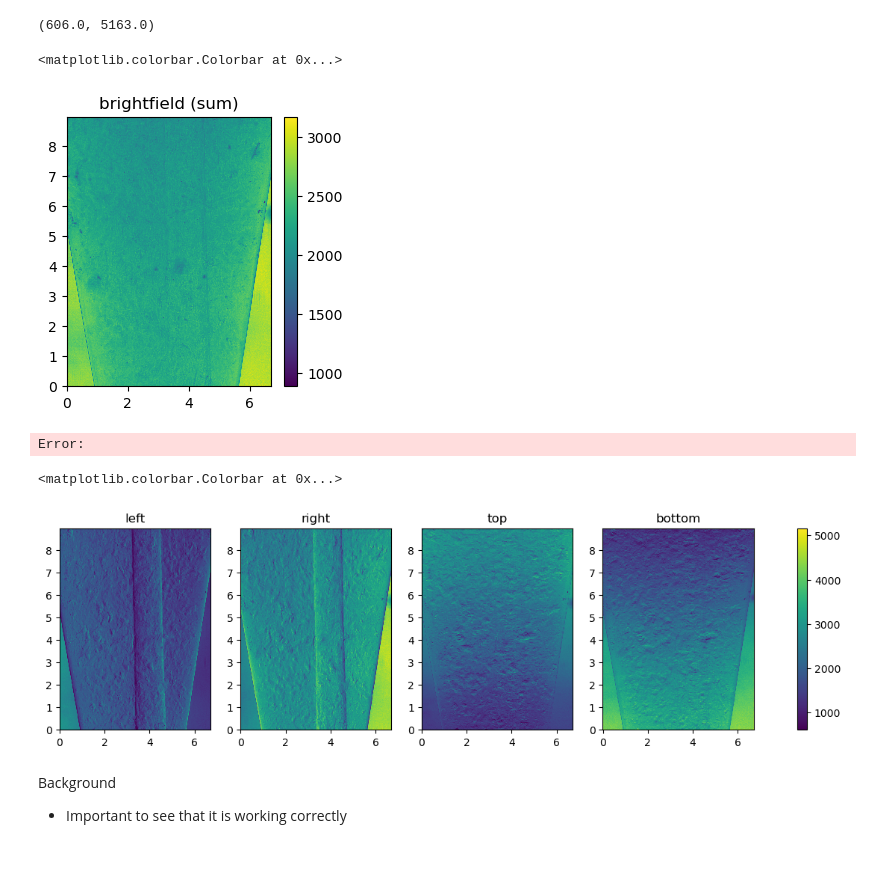
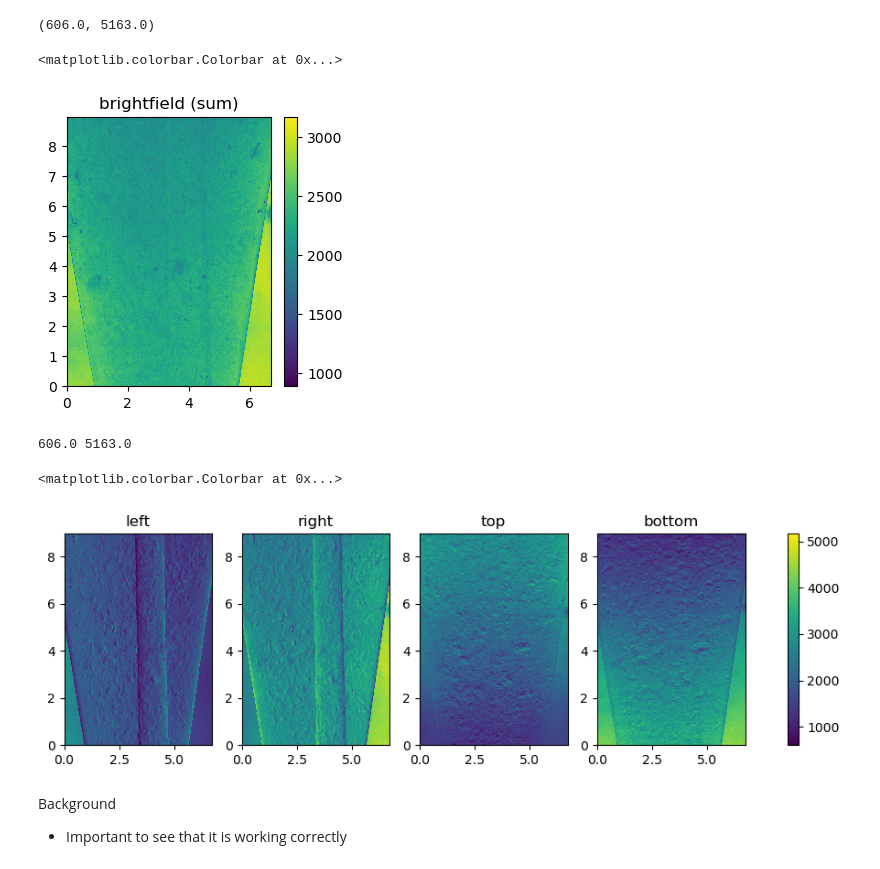
Before and after one commit to kwokkenton/optea, a Jupyter notebook: led_array/agarose_phantom_analysis.ipynb, the cells around one changed output. Cells and saved outputs as stored; diff of their text form; code cells hidden in the pictures.

```diff
--- a/led_array/agarose_phantom_analysis.ipynb
+++ b/led_array/agarose_phantom_analysis.ipynb
@@ -14,14 +14,16 @@ import cv2
 from tqdm import tqdm
 # %% [markdown]
 ## Reading in the images
+# %%
+img_dir = r'D:\MSci_Project\1_Data\2023-03-17'
 # %%
 # filepath on Predator machine
-# img_dir = r'D:\MSci_Project\1_Data\2023-03-17'
-# phantom = io.imread(img_dir + r'\2023-03-17 phase gradient phantom fullstack.tif')
+
+phantom = io.imread(img_dir + r'\2023-03-17 phase gradient phantom fullstack.tif')
 
 # filepath on mac
-img_dir = '../../OPT Shared files/1_Data/2023-03-17/'
-phantom = io.imread(img_dir + '2023-03-17 phase gradient phantom fullstack.tif')
+# img_dir = '../../OPT Shared files/1_Data/2023-03-17/'
+# phantom = io.imread(img_dir + '2023-03-17 phase gradient phantom fullstack.tif')
 phantom = phantom.reshape((400,4,1392,1040)).astype('float32')
 # %%
 im_width = 1040
@@ -52,22 +54,30 @@ plt.colorbar()
 # %% [output]
 <matplotlib.colorbar.Colorbar at 0x...>
 [figure]
-Error:
+# %%
+X, Y = np.meshgrid(np.arange(0,im_width)*e, np.arange(0,im_height)[::-1]*e, indexing='xy' )
 # %%
 title_labels = ['left','right', 'top', 'bottom']
-fig, ax = plt.subplots(1,4 ,figsize=(15, 3.5))
+fig, axes = plt.subplots(1,4, figsize=(12,3))
 
-for i in range(4):
-    im = ax[i].pcolormesh(X, Y, phantom[projection][i], vmin=vmin, vmax=vmax)
-    ax[i].set_title(title_labels[i])
+vmin = np.min(phantom[projection])
+vmax = np.max(phantom[projection])
+
+print(vmin, vmax)
+
+for i, ax in enumerate(axes.flat):
+    im = ax.pcolormesh(X, Y, phantom[projection][i], vmin=vmin, vmax=vmax, cmap='viridis')
+    ax.set_title(title_labels[i], fontsize=12)
     # ax[i].set_xlabel('Length (mm)')
 
 # cbar_ax = fig.add_axes([0.85, 0.15, 0.05, 0.7])
-plt.colorbar(im, ax=ax.ravel().tolist())
-# plt.tight_layout()
+plt.colorbar(im, ax=axes.ravel().tolist())
+
+# plt.suptitle('Raw images divided by background')
 # %% [output]
-<matplotlib.colorbar.Colorbar at 0x...>
+606.0 5163.0
+<matplotlib.colorbar.Colorbar at 0x...>
-[figure, old version]
+[figure, new version]
 # %%
 background = io.imread(img_dir + r'\2023-03-17 phase gradient background.tif').astype('float32')[0:]
 
```
Also changed, not shown: parts of 31 cells of this notebook, 3 other files.
